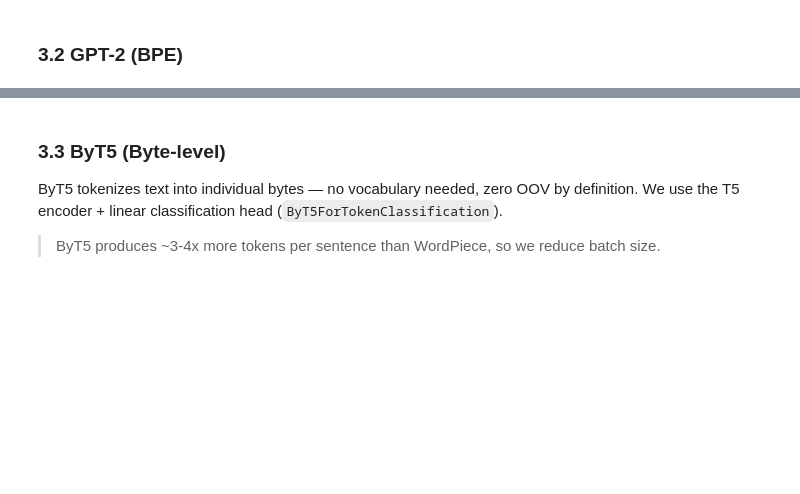
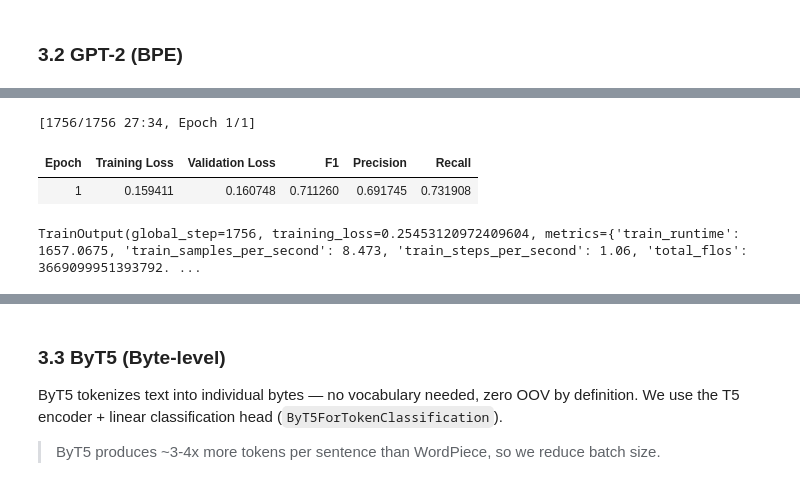
Before and after one commit to n4rly-boop/S26-NLP-Tokenization-for-Noisy-Texts, a Jupyter notebook: notebooks/01_baseline.ipynb, the cells around one changed output, grey strips where cells are left out. Cells and saved outputs as stored; diff of their text form; code cells hidden in the pictures; blank space fills up the shorter version.

```diff
--- a/notebooks/01_baseline.ipynb
+++ b/notebooks/01_baseline.ipynb
@@ -162,28 +234,33 @@ tokenized_gpt2 = dataset.map(
 # %%
 training_args_gpt2 = TrainingArguments(
     output_dir=f"../results/checkpoints/gpt2",
-    num_train_epochs=3,
+    num_train_epochs=1,
     per_device_train_batch_size=8,   # GPT-2 uses more memory
     per_device_eval_batch_size=16,
     learning_rate=2e-5,
     weight_decay=0.01,
     eval_strategy="epoch",
     save_strategy="epoch",
     load_best_model_at_end=True,
     metric_for_best_model="f1",
     logging_steps=100,
     fp16=(DEVICE == "cuda"),
     report_to="none",
 )
 
 trainer_gpt2 = Trainer(
     model=model_gpt2,
     args=training_args_gpt2,
     train_dataset=tokenized_gpt2["train"],
     eval_dataset=tokenized_gpt2["validation"],
     data_collator=DataCollatorForTokenClassification(tokenizer_gpt2),
     compute_metrics=make_compute_metrics(label_names),
 )
 
 trainer_gpt2.train()
+# %% [output]
+[1756/1756 27:34, Epoch 1/1]
+| Epoch | Training Loss | Validation Loss | F1 | Precision | Recall |
+| 1 | 0.159411 | 0.160748 | 0.711260 | 0.691745 | 0.731908 |
+TrainOutput(global_step=1756, training_loss=0.25453120972409604, metrics={'train_runtime': 1657.0675, 'train_samples_per_second': 8.473, 'train_steps_per_second': 1.06, 'total_flos': 3669099951393792. ...
 # %%
```
Also changed, not shown: parts of 15 cells of this notebook.
